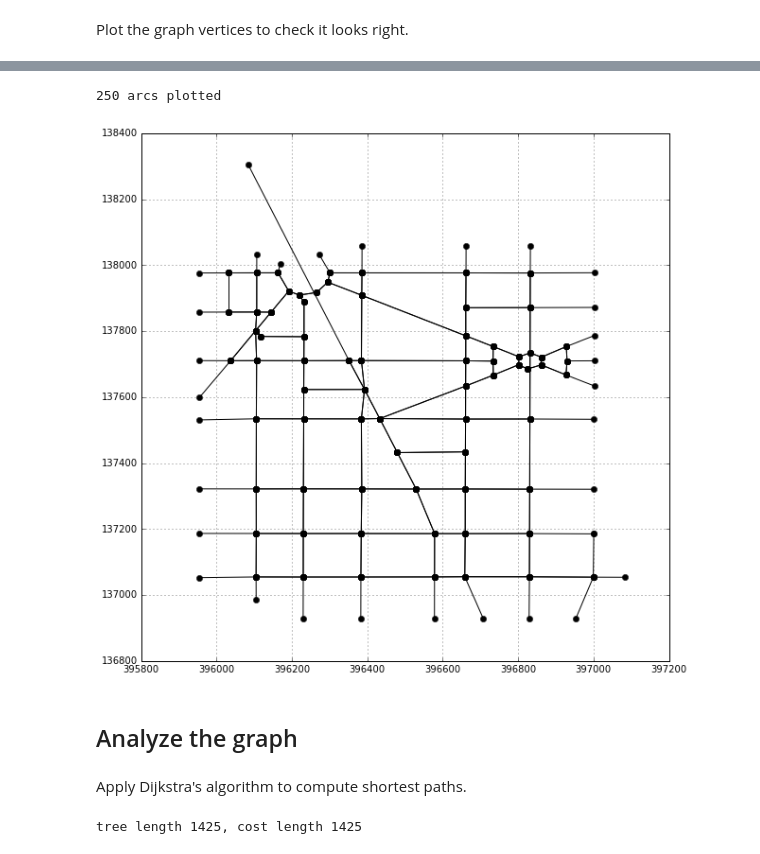
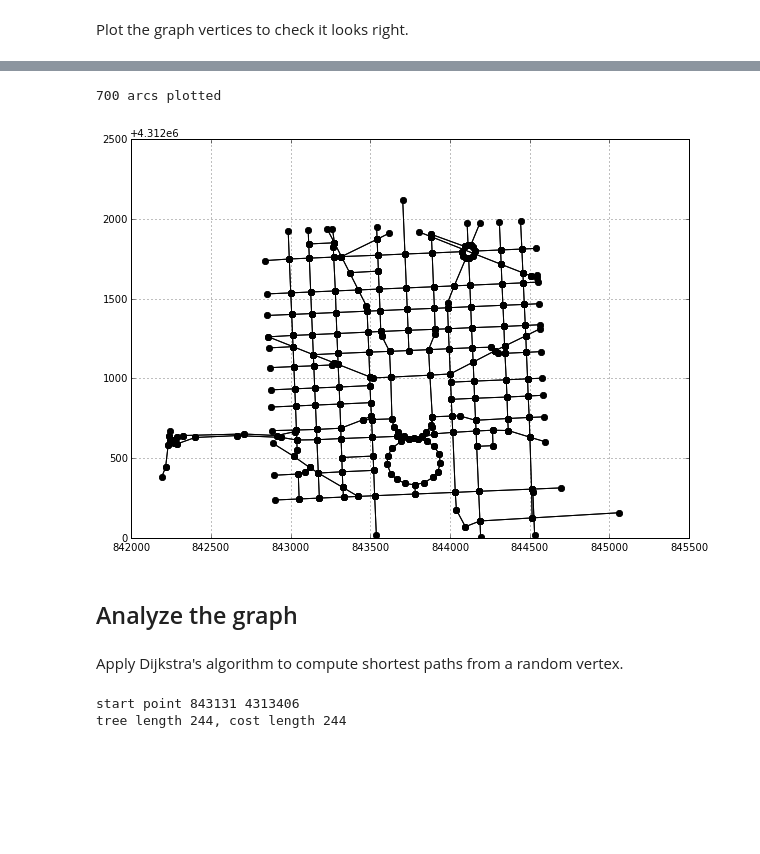
Before and after one commit to Vizonomy/OSM_Routing, a Jupyter notebook: Road accessibility 2 (using qgis libraries).ipynb, the cells around one changed output, grey strips where cells are left out. Drawn from its saved outputs; the diff is of its cells as text; code cells hidden in the pictures; blank space fills up the shorter version.

```diff
--- a/Road accessibility 2 (using qgis libraries).ipynb
+++ b/Road accessibility 2 (using qgis libraries).ipynb
@@ -111,7 +125,8 @@ director = QgsLineVectorLayerDirector(roads_layer, -1, '', '', '', 3)
 #properter = QgsDistanceArcProperter()
 properter = RoadTravelTimeProperter()
 director.addProperter(properter)
-crs = QgsCoordinateReferenceSystem(4326, QgsCoordinateReferenceSystem.PostgisCrsId)
+#crs = QgsCoordinateReferenceSystem(4326, QgsCoordinateReferenceSystem.PostgisCrsId)
+crs = QgsCoordinateReferenceSystem(32617, QgsCoordinateReferenceSystem.PostgisCrsId)
 #crs = QgsCoordinateReferenceSystem(102285, QgsCoordinateReferenceSystem.PostgisCrsId)
 print "Description:", crs.description()
 print "Is geographic:", crs.geographicFlag()
@@ -159,26 +173,29 @@ Note: restricted it to a small area because otherwise it's very slow to plot.
 # %%
 fig, ax = plt.subplots(figsize=(10, 10))
 n = 0
 for arc in range(0, graph.arcCount()):
     v0 = graph.vertex(graph.arc(arc).inVertex())
     v1 = graph.vertex(graph.arc(arc).outVertex())
     x = [v0.point()[0], v1.point()[0]]
     y = [v0.point()[1], v1.point()[1]]
-    if not ((396000 <= x[0] <= 397000) and (137000 <= y[0] <= 138000)):
-        continue
     ax.plot(x, y, 'ko-')
     n = n + 1
+ax.set_aspect("equal")
 ax.grid()
 print("%i arcs plotted" % (n))
 # %% [output]
-250 arcs plotted
+700 arcs plotted
-[figure, old version]
+[figure, new version]
 # %% [markdown]
 ## Analyze the graph
 # %% [markdown]
-Apply Dijkstra's algorithm to compute shortest paths.
+Apply Dijkstra's algorithm to compute shortest paths from a random vertex.
 # %%
-(tree, cost) = QgsGraphAnalyzer.dijkstra(graph, 0, 0)
+start_point_index = 50
+start_point = graph.vertex(start_point_index)
+print("start point %i %i" % (start_point.point()[0], start_point.point()[1]))
+(tree, cost) = QgsGraphAnalyzer.dijkstra(graph, start_point_index, 0)
 print("tree length %i, cost length %i" % (len(tree), len(cost)))
 # %% [output]
-tree length 1425, cost length 1425
+start point 843131 4313406
+tree length 244, cost length 244
```
Also changed, not shown: parts of 12 cells of this notebook, 5 other files.
